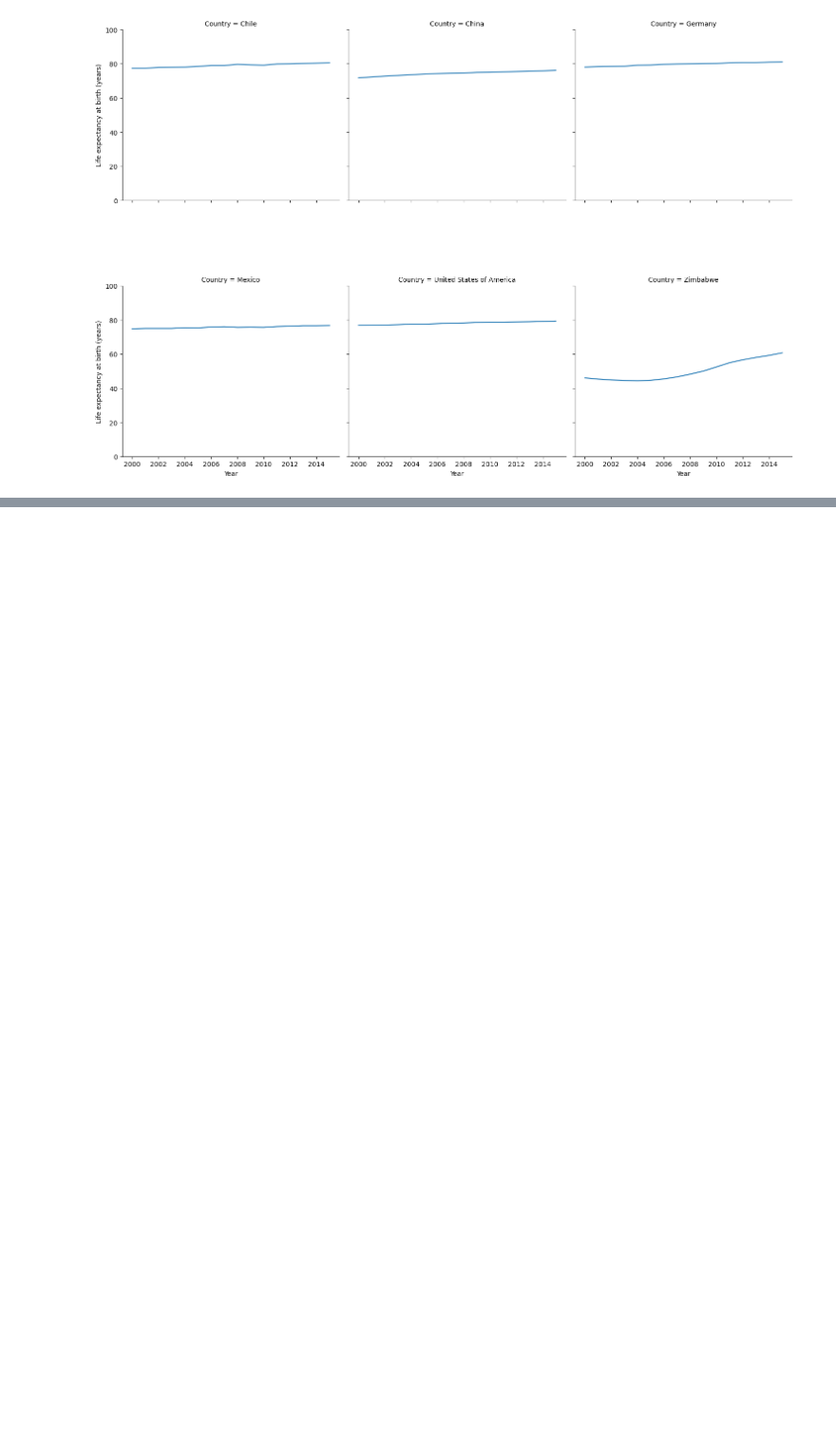
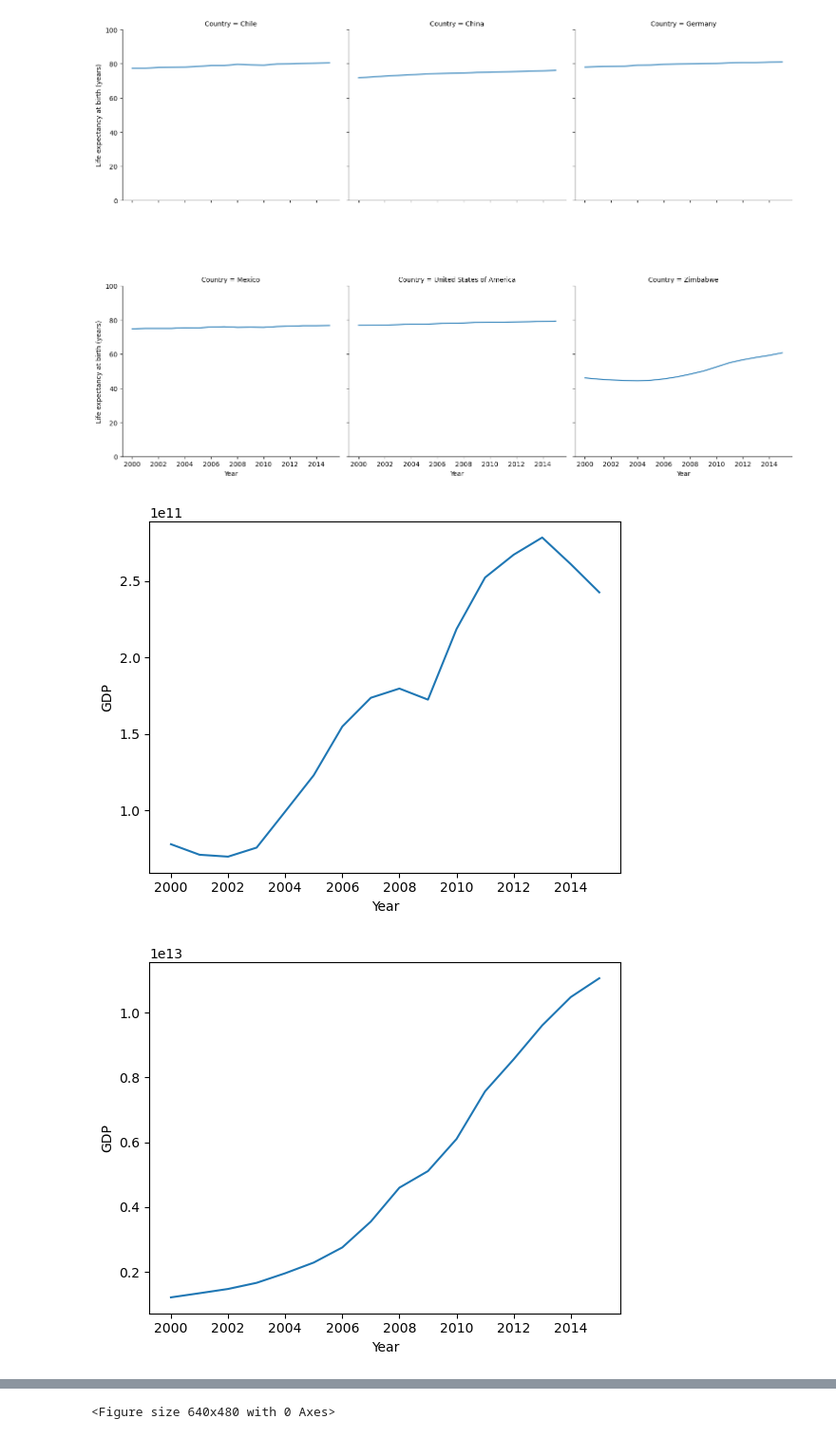
Before and after one commit to Pouria-Zarrin/GDP, a Jupyter notebook: life_expectancy_gdp.ipynb, the cells around one changed output, grey strips where cells are left out. Shown at 95% size. Saved outputs shown, nothing was run; the diff lists cells and outputs as text; code cells hidden in the pictures; blank space fills up the shorter version.

```diff
--- a/life_expectancy_gdp.ipynb
+++ b/life_expectancy_gdp.ipynb
@@ -22,3 +22,13 @@ g.add_legend()
 # %% [output]
 <seaborn.axisgrid.FacetGrid at 0x...>
 [figure]
+# %%
+country_list = df.Country.unique()
+
+for i in range(len(country_list)):
+    sns.lineplot(data = df[df.Country == country_list[i]] , x='Year' , y = 'GDP' , errorbar=None)
+    plt.show()
+    plt.clf()
+# %% [output]
+[figure, added]
+[figure, added]
@@ -24,0 +39 @@ g.add_legend()
+<Figure size 640x480 with 0 Axes>
```
Also changed, not shown: parts of 1 cell of this notebook.
